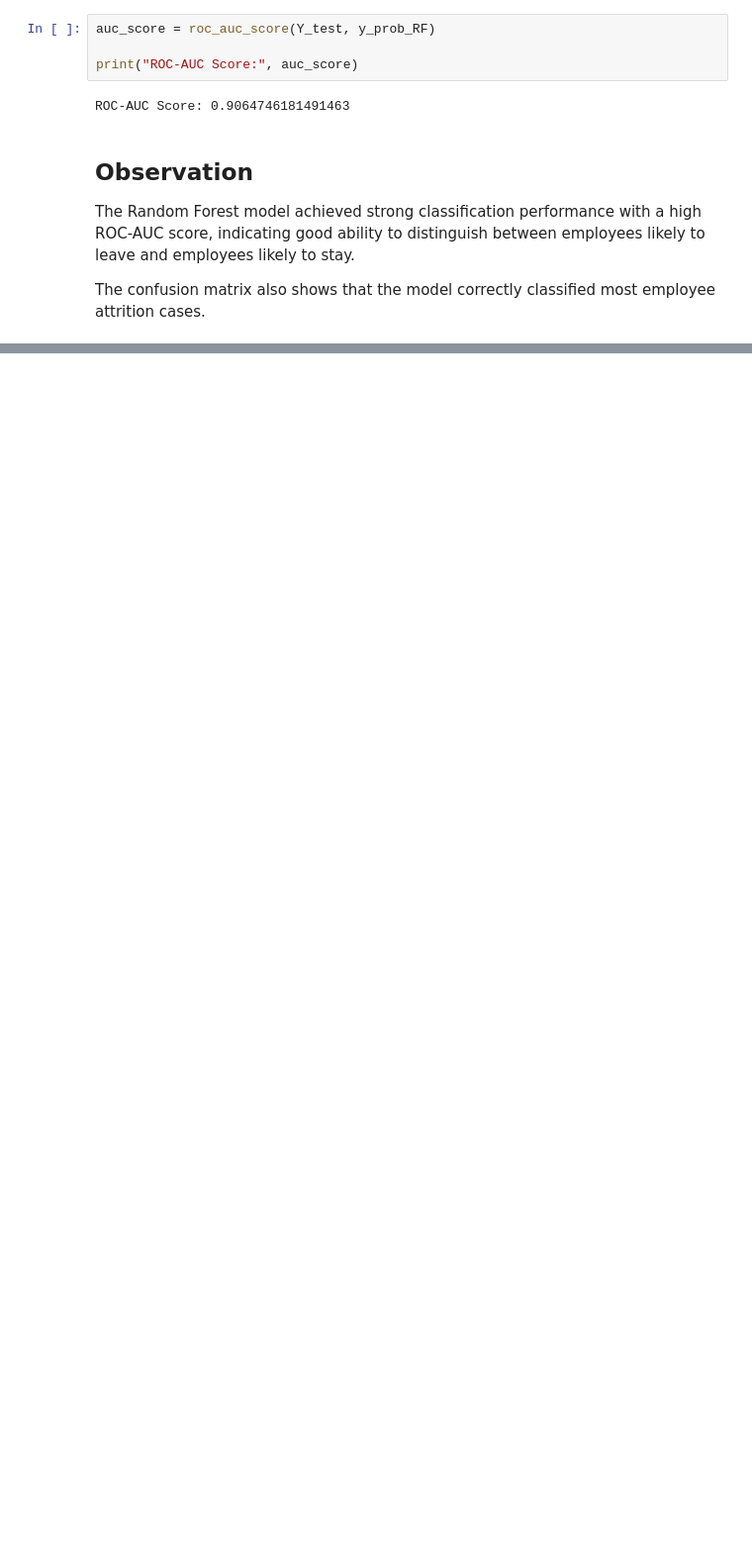
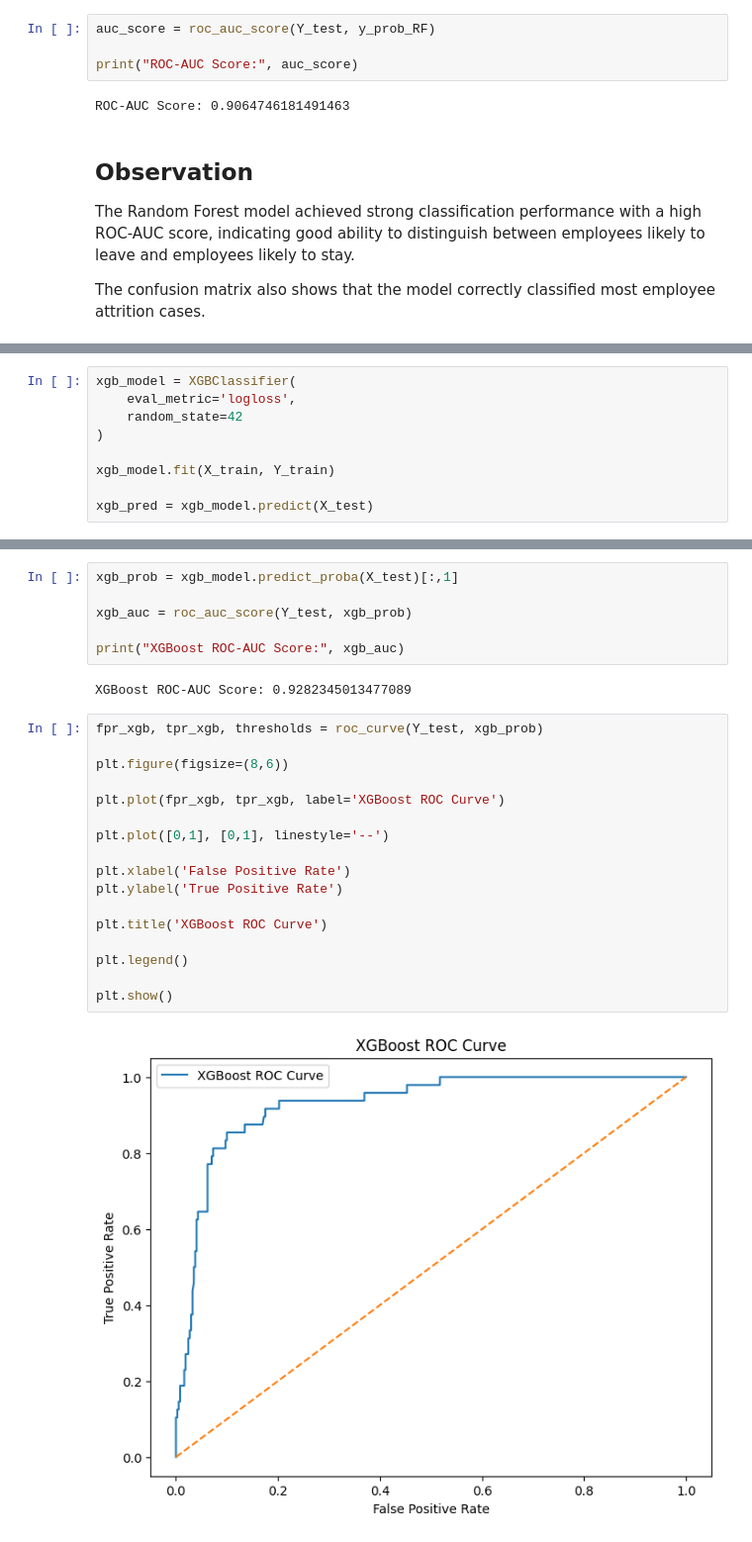
Before and after one commit to soorajs91-collab/employee-attrition-healthcare-ml, a Jupyter notebook: notebooks/04_model_evaluation.ipynb, the cells around one changed output, grey strips where cells are left out. Shown at 99% size. Drawn from its saved outputs; the diff is of its cells as text; blank space fills up the shorter version.

Commit message:
Added XGBoost model and hyperparameter tuning

```diff
--- a/notebooks/04_model_evaluation.ipynb
+++ b/notebooks/04_model_evaluation.ipynb
@@ -132,0 +137,9 @@ The confusion matrix also shows that the model correctly classified most employe
+# %%
+xgb_model = XGBClassifier(
+    eval_metric='logloss',
+    random_state=42
+)
+
+xgb_model.fit(X_train, Y_train)
+
+xgb_pred = xgb_model.predict(X_test)
@@ -132,0 +157,27 @@ The confusion matrix also shows that the model correctly classified most employe
+# %%
+xgb_prob = xgb_model.predict_proba(X_test)[:,1]
+
+xgb_auc = roc_auc_score(Y_test, xgb_prob)
+
+print("XGBoost ROC-AUC Score:", xgb_auc)
+# %% [output]
+XGBoost ROC-AUC Score: 0.9282345013477089
+# %%
+fpr_xgb, tpr_xgb, thresholds = roc_curve(Y_test, xgb_prob)
+
+plt.figure(figsize=(8,6))
+
+plt.plot(fpr_xgb, tpr_xgb, label='XGBoost ROC Curve')
+
+plt.plot([0,1], [0,1], linestyle='--')
+
+plt.xlabel('False Positive Rate')
+plt.ylabel('True Positive Rate')
+
+plt.title('XGBoost ROC Curve')
+
+plt.legend()
+
+plt.show()
+# %% [output]
+[figure, added]
```
Also changed, not shown: parts of 9 cells of this notebook.
